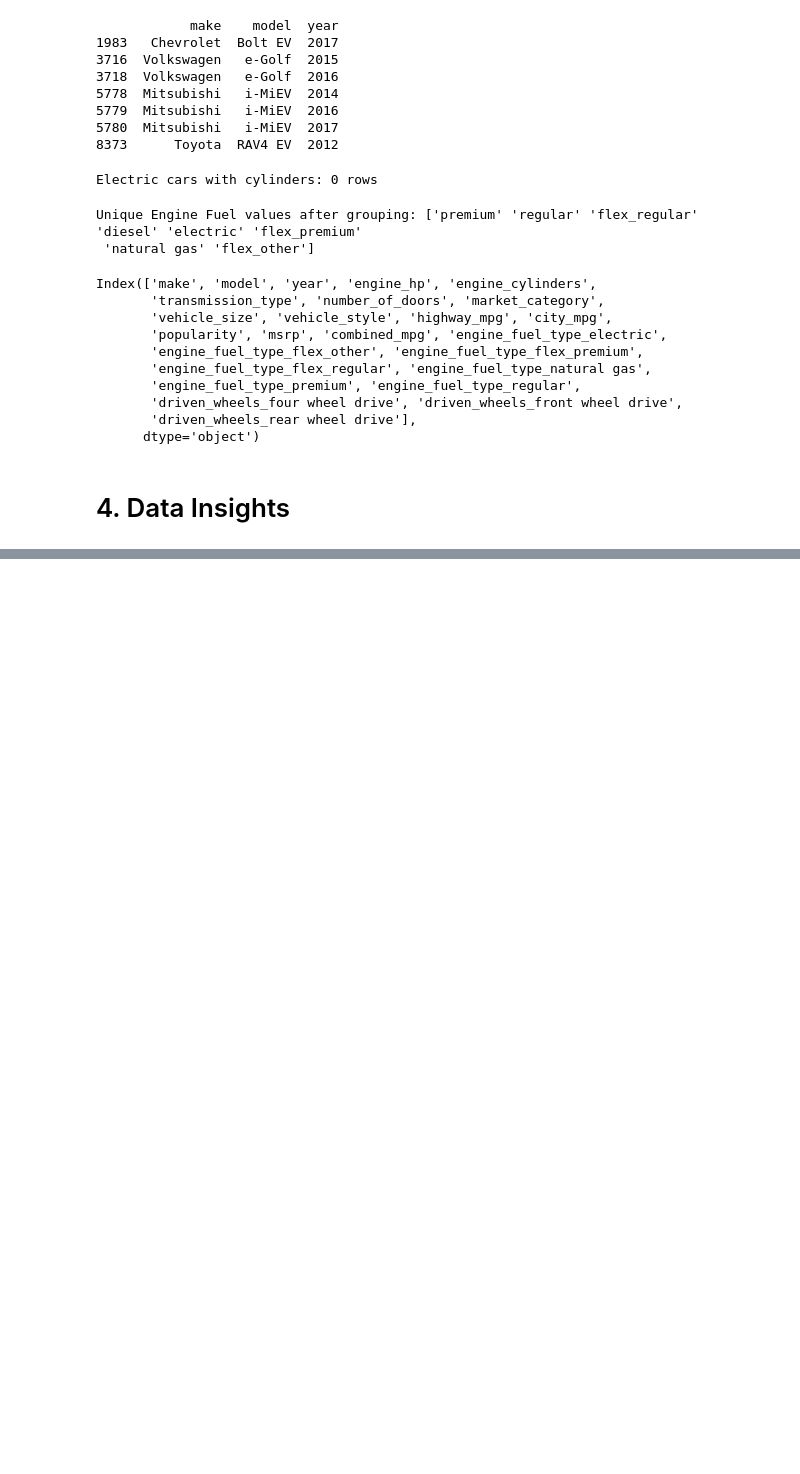
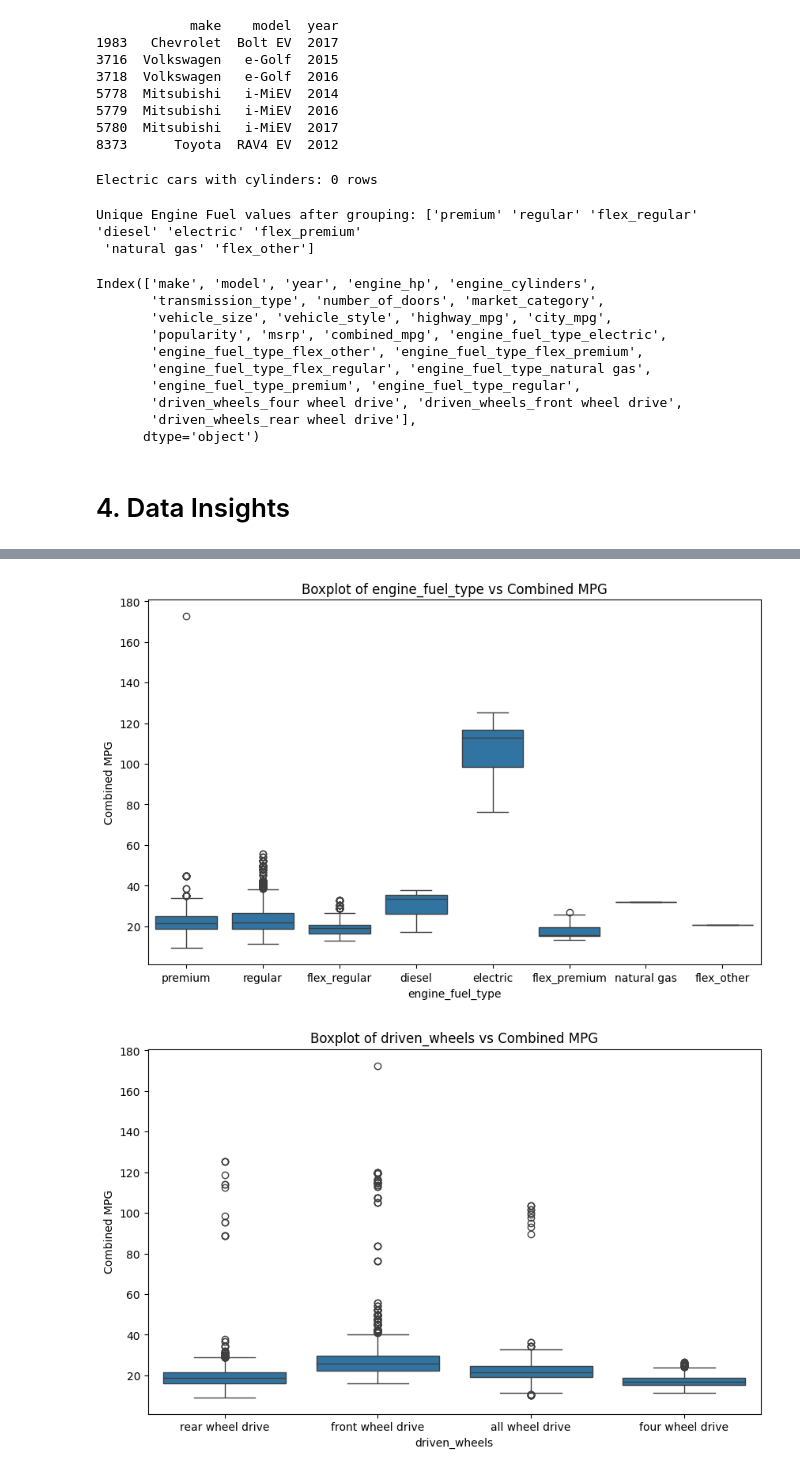
Before and after one commit to haotangphuoc/data-science-project, a Jupyter notebook: car_features/car_features_data_mining.ipynb, the cells around one changed output, grey strips where cells are left out. Saved outputs shown, nothing was run; the diff lists cells and outputs as text; code cells hidden in the pictures; blank space fills up the shorter version.

Commit message:
Added data insights and hypothesis for further analysis

```diff
--- a/car_features/car_features_data_mining.ipynb
+++ b/car_features/car_features_data_mining.ipynb
@@ -323,0 +381,14 @@ df_cleaned = pd.read_csv('cleaned_data.csv')
+# %%
+# Correlation analysis
+
+# Draw boxplots of fuel economy based on engine_fuel_type and driven_wheels
+for col in ['engine_fuel_type', 'driven_wheels']:
+    plt.figure(figsize=(10, 6))  # Adjust figure size as needed
+    sns.boxplot(x=col, y='combined_mpg', data=df_cleaned)
+    plt.title(f'Boxplot of {col} vs Combined MPG')
+    plt.xlabel(col)
+    plt.ylabel('Combined MPG')
+    plt.show()
+# %% [output]
+[figure, added]
+[figure, added]
```
Also changed, not shown: parts of 11 cells of this notebook, 2 other files.
